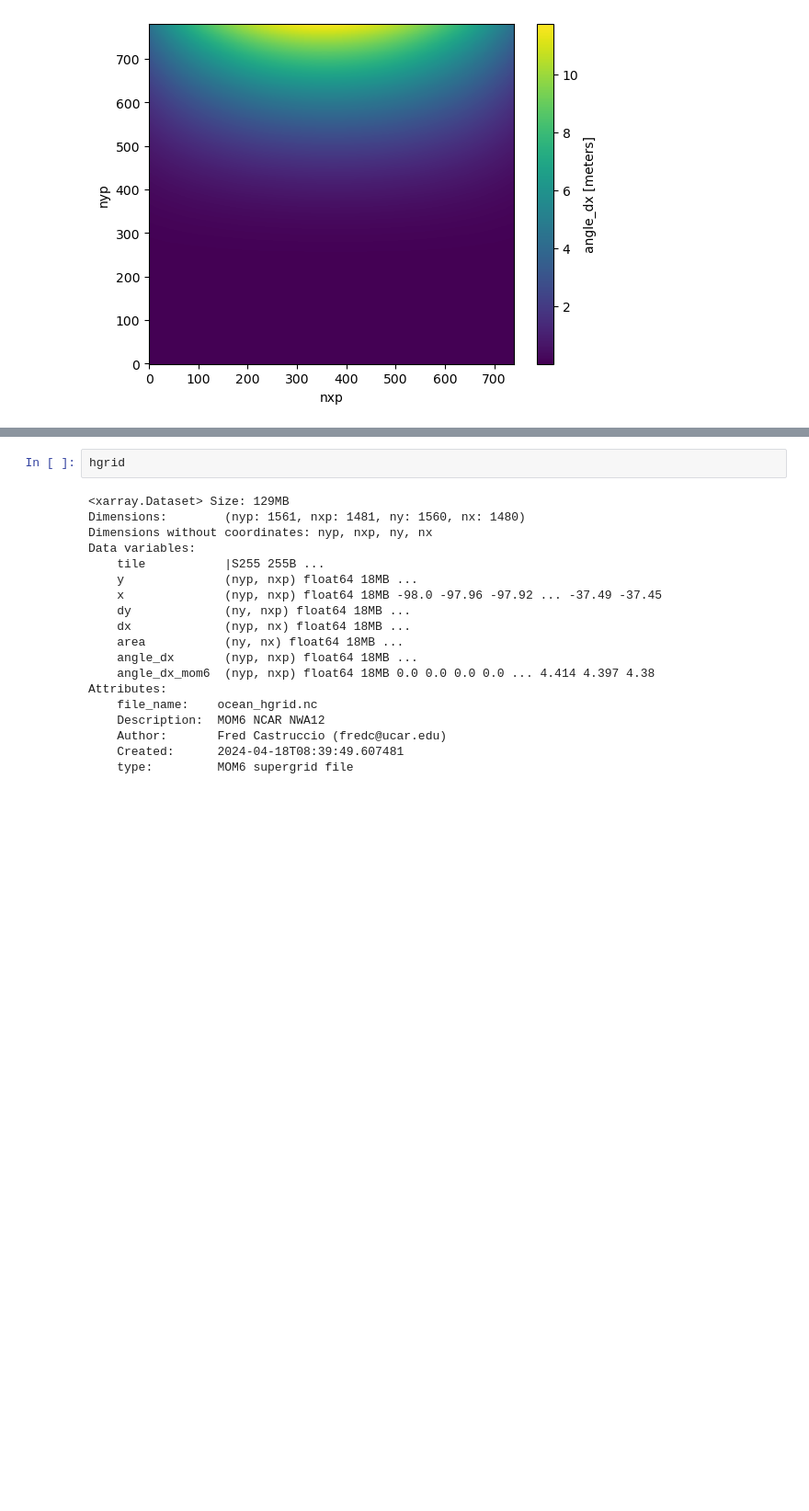
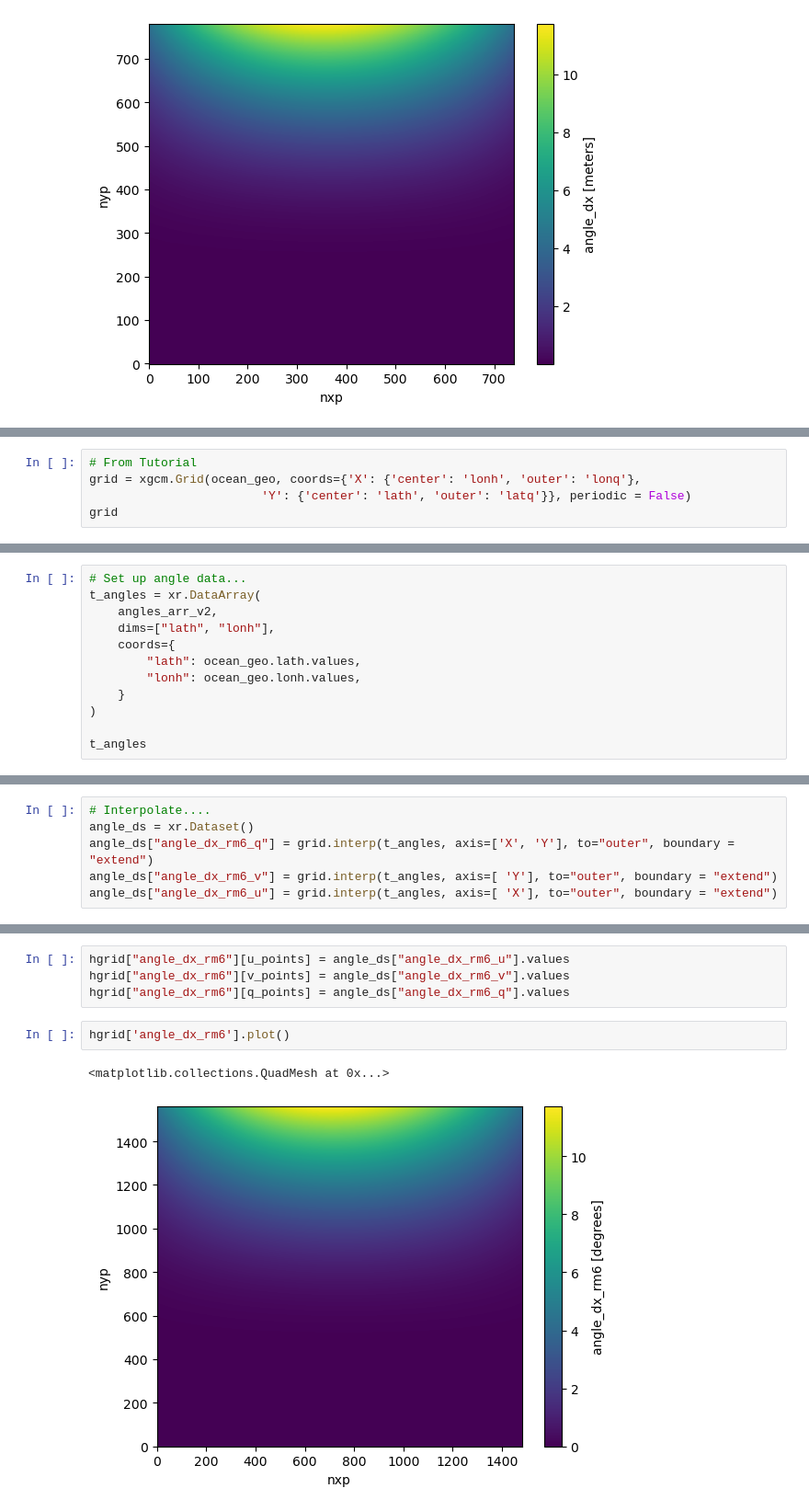
Before and after one commit to CROCODILE-CESM/regional-mom6, a Jupyter notebook: regional_mom6/testing_to_be_deleted/angle_calc_mom6.ipynb, the cells around one changed output, grey strips where cells are left out. Shown: that part at 92% size. Drawn from its saved outputs; the diff is of its cells as text; blank space fills up the shorter version.

```diff
--- a/regional_mom6/testing_to_be_deleted/angle_calc_mom6.ipynb
+++ b/regional_mom6/testing_to_be_deleted/angle_calc_mom6.ipynb
@@ -209,0 +266,5 @@ plt.show()
+# %%
+# From Tutorial
+grid = xgcm.Grid(ocean_geo, coords={'X': {'center': 'lonh', 'outer': 'lonq'},
+                        'Y': {'center': 'lath', 'outer': 'latq'}}, periodic = False)
+grid
@@ -209,0 +279,12 @@ plt.show()
+# %%
+# Set up angle data...
+t_angles = xr.DataArray(
+    angles_arr_v2,
+    dims=["lath", "lonh"],
+    coords={
+        "lath": ocean_geo.lath.values,
+        "lonh": ocean_geo.lonh.values,
+    }
+)
+
+t_angles
@@ -209,0 +309,6 @@ plt.show()
+# %%
+# Interpolate....
+angle_ds = xr.Dataset()
+angle_ds["angle_dx_rm6_q"] = grid.interp(t_angles, axis=['X', 'Y'], to="outer", boundary = "extend")
+angle_ds["angle_dx_rm6_v"] = grid.interp(t_angles, axis=[ 'Y'], to="outer", boundary = "extend")
+angle_ds["angle_dx_rm6_u"] = grid.interp(t_angles, axis=[ 'X'], to="outer", boundary = "extend")
@@ -210,21 +329,9 @@ plt.show()
+# %%
+hgrid["angle_dx_rm6"][u_points] = angle_ds["angle_dx_rm6_u"].values
+hgrid["angle_dx_rm6"][v_points] = angle_ds["angle_dx_rm6_v"].values
+hgrid["angle_dx_rm6"][q_points] = angle_ds["angle_dx_rm6_q"].values
 # %%
-hgrid
+hgrid['angle_dx_rm6'].plot()
 # %% [output]
-<xarray.Dataset> Size: 129MB
-Dimensions:        (nyp: 1561, nxp: 1481, ny: 1560, nx: 1480)
-Dimensions without coordinates: nyp, nxp, ny, nx
-Data variables:
-    tile           |S255 255B ...
-    y              (nyp, nxp) float64 18MB ...
-    x              (nyp, nxp) float64 18MB -98.0 -97.96 -97.92 ... -37.49 -37.45
-    dy             (ny, nxp) float64 18MB ...
-    dx             (nyp, nx) float64 18MB ...
-    area           (ny, nx) float64 18MB ...
-    angle_dx       (nyp, nxp) float64 18MB ...
-    angle_dx_mom6  (nyp, nxp) float64 18MB 0.0 0.0 0.0 0.0 ... 4.414 4.397 4.38
-Attributes:
-    file_name:    ocean_hgrid.nc
-    Description:  MOM6 NCAR NWA12
-    Author:       Fred Castruccio (fredc@ucar.edu)
-    Created:      2024-04-18T08:39:49.607481
-    type:         MOM6 supergrid file
+<matplotlib.collections.QuadMesh at 0x...>
+[figure, added]
```
Also changed, not shown: parts of 19 cells of this notebook, 1 other file.
